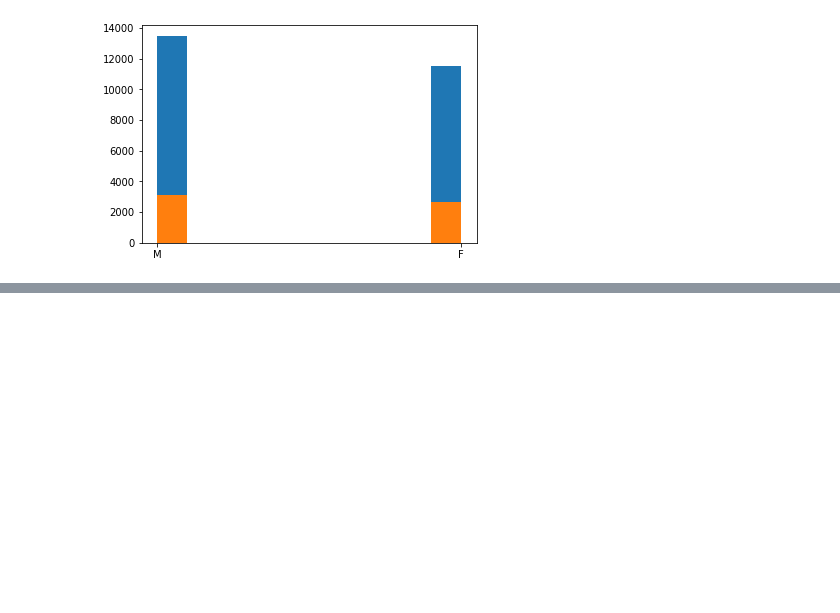
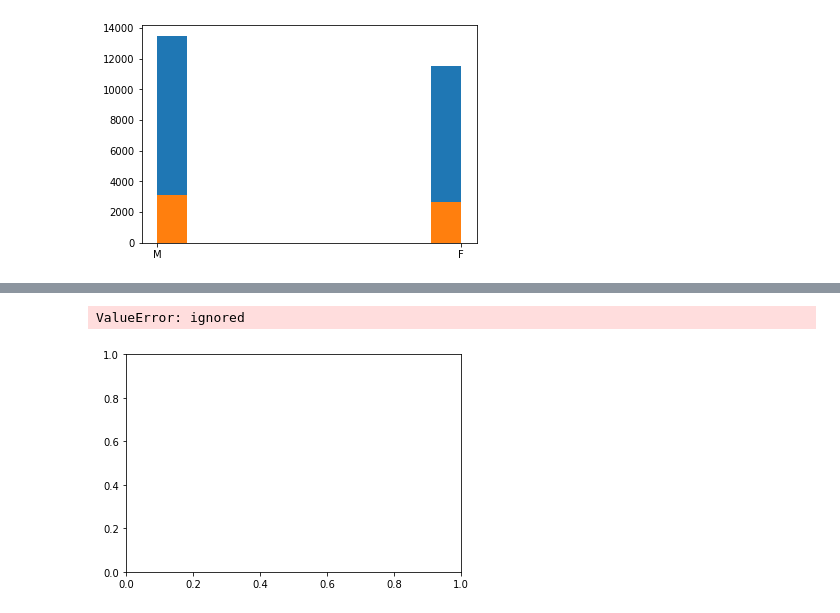
Before and after one commit to iguigu8191/first-git, a Jupyter notebook: todai_medicalAI2.ipynb, the cells around one changed output, grey strips where cells are left out. Cells and saved outputs as stored; diff of their text form; code cells hidden in the pictures; blank space fills up the shorter version.

```diff
--- a/todai_medicalAI2.ipynb
+++ b/todai_medicalAI2.ipynb
@@ -163,6 +150,9 @@ for label in df_test['Finding Labels']:
     else:
         label_test.append(1)
 
-print(label_train_val)
-print(label_test)
+label_train_val = torch.tensor(label_train_val)
+label_test = torch.tensor(label_test)
+
+print(label_train_val.size())
+print(label_test.size())
 # %% [output]
@@ -205,15 +185,18 @@ class MyDataset(torch.utils.data.Dataset):
         return out_data, out_label
 # %%
 def load_NIHXP(batch=128):
-    transform = transforms.Compose([transforms.ToTensor(), transforms.Normalize((0.1307,), (0.3081,))])
+    transform = transforms.Compose([transforms.ToTensor(),
+                                    transforms.Normalize((0.1307,), (0.3081,))])
 
-    train_set = MyDataset(img_train_val, label_train_val, transform)
+    train_set = MyDataset(img_train_val, label_train_val)
 
-    train_loader = torch.utils.data.DataLoader(train_set, batch_size=batch, shuffle=True, num_workers=2)
+    train_loader = torch.utils.data.DataLoader(train_set, batch_size=batch,
+                                               shuffle=True, num_workers=2)
 
-    val_set = MyDataset(img_test, label_test, transform)
+    val_set = MyDataset(img_test, label_test)
 
-    val_loader = torch.utils.data.DataLoader(val_set, batch_size=batch, shuffle=True, num_workers=2)
+    val_loader = torch.utils.data.DataLoader(val_set, batch_size=batch,
+                                             shuffle=True, num_workers=2)
 
     return {"train":train_loader, "validation":val_loader}
 # %%
@@ -232,8 +215,8 @@ class MyNet(nn.Module):
         self.pool = nn.MaxPool2d(2, 2)
         self.dropout1 = nn.Dropout2d(0.25)
         self.dropout2 = nn.Dropout2d(0.5)
-        self.fc1 = nn.Linear(12*12*64, 128)
-        self.fc2 = nn.Linear(128, 10)
+        self.fc1 = nn.Linear(46*46*64, 128)
+        self.fc2 = nn.Linear(128, 2)
 
     def forward(self, x):
         x = self.conv1(x)
@@ -242,7 +225,7 @@ class MyNet(nn.Module):
         x = f.relu(x)
         x = self.pool(x)
         x = self.dropout1(x)
-        x = x.view(-1, 12*12*64)
+        x = x.view(-1, 46*46*64)
         x = self.fc1(x)
         x = f.relu(x)
         x = self.dropout2(x)
@@ -286,6 +269,7 @@ for e in range(epoch):
     print("\nTrain start")
     for i, (data, target) in enumerate(data_loader["train"]):
         data, target = data.to(device), target.to(device)
+        data= data.float()
 
         optimizer.zero_grad()
         output= net(data)
@@ -309,6 +293,7 @@ for e in range(epoch):
     with torch.no_grad():
         for data, target in data_loader["validation"]:
             data, target = data.to(device), target.to(device)
+            data = data.float()
 
             output = net(data)
             loss = f.nll_loss(output, target).item()
@@ -327,0 +328,16 @@ TypeError: ignored
+# %%
+plt.figure()
+plt.plot(range(1, epoch+1), history["train_loss"], label="train_loss")
+plt.plot(range(1, epoch+1), history["validation_loss"], label="validation_loss")
+plt.xlabel("epoch")
+plt.legend()
+plt.savefig("loss.png")
+
+plt.figure()
+plt.plot(range(1, epoch+1), history["validation_acc"])
+plt.title("test accuracy")
+plt.xlabel("epoch")
+plt.savefig("test_acc.png")
+# %% [output]
+ValueError: ignored
+[figure, added]
```
Also changed, not shown: parts of 8 cells of this notebook.
